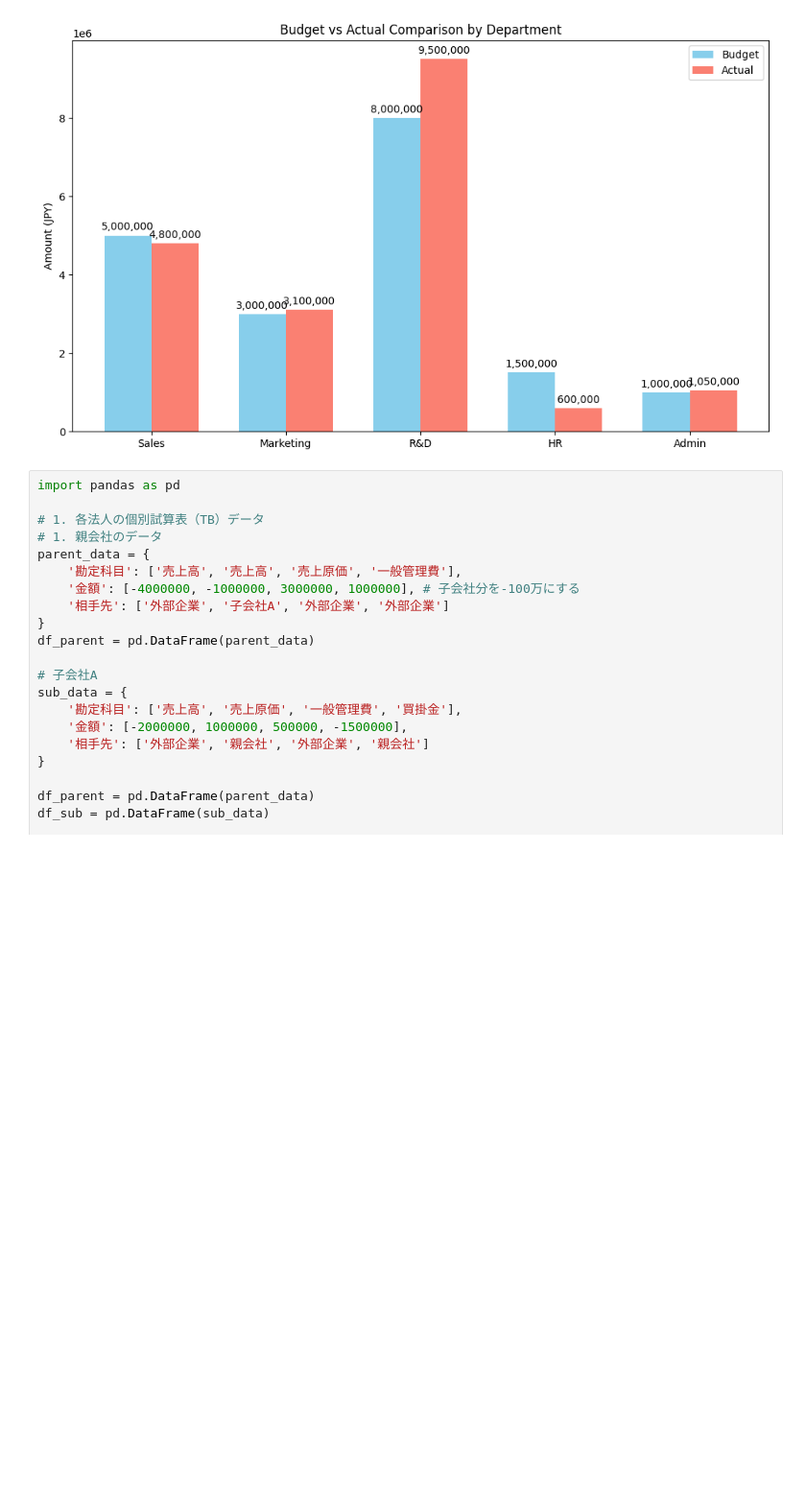
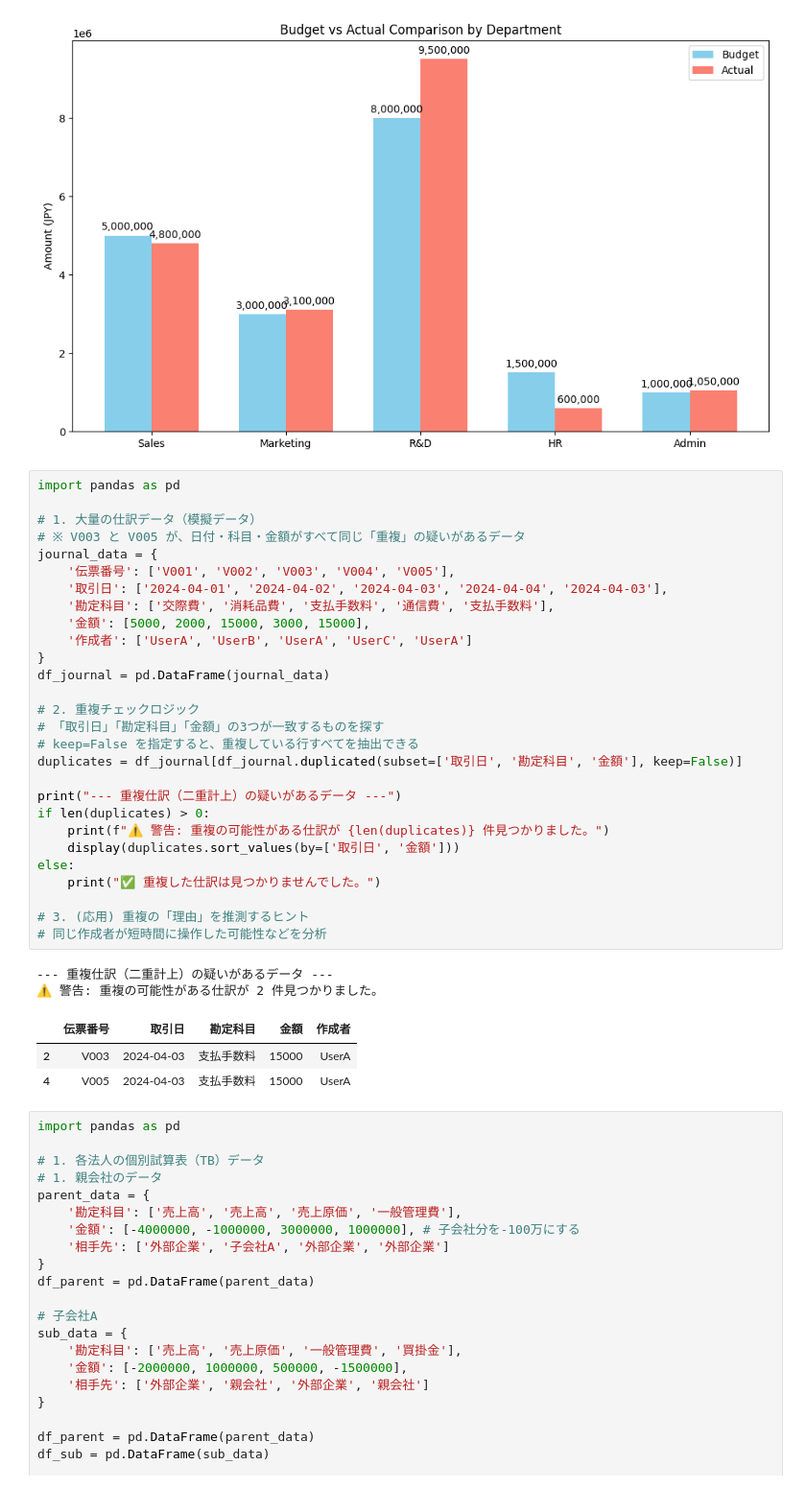
Before and after one commit to Koji-Accounting-Tech/D365-Finance-Data-Validator, a Jupyter notebook: D365_Data_Processing.ipynb, the cells around one changed output. Shown at 96% size. Drawn from its saved outputs; the diff is of its cells as text; blank space fills up the shorter version.

```diff
--- a/D365_Data_Processing.ipynb
+++ b/D365_Data_Processing.ipynb
@@ -129,6 +129,40 @@ plt.show()
 | 2 | 開発部 | 8000000 | 9500000 | -1500000 | 118.8 | ⚠️ 超過(Over) |
 | 3 | 人事部 | 1500000 | 600000 | 900000 | 40.0 | ℹ️ 未消化(Under) |
 [figure]
+# %%
+import pandas as pd
+
+# 1. 大量の仕訳データ（模擬データ）
+# ※ V003 と V005 が、日付・科目・金額がすべて同じ「重複」の疑いがあるデータ
+journal_data = {
+    '伝票番号': ['V001', 'V002', 'V003', 'V004', 'V005'],
+    '取引日': ['2024-04-01', '2024-04-02', '2024-04-03', '2024-04-04', '2024-04-03'],
+    '勘定科目': ['交際費', '消耗品費', '支払手数料', '通信費', '支払手数料'],
+    '金額': [5000, 2000, 15000, 3000, 15000],
+    '作成者': ['UserA', 'UserB', 'UserA', 'UserC', 'UserA']
+}
+df_journal = pd.DataFrame(journal_data)
+
+# 2. 重複チェックロジック
+# 「取引日」「勘定科目」「金額」の3つが一致するものを探す
+# keep=False を指定すると、重複している行すべてを抽出できる
+duplicates = df_journal[df_journal.duplicated(subset=['取引日', '勘定科目', '金額'], keep=False)]
+
+print("--- 重複仕訳（二重計上）の疑いがあるデータ ---")
+if len(duplicates) > 0:
+    print(f"⚠️ 警告: 重複の可能性がある仕訳が {len(duplicates)} 件見つかりました。")
+    display(duplicates.sort_values(by=['取引日', '金額']))
+else:
+    print("✅ 重複した仕訳は見つかりませんでした。")
+
+# 3. (応用) 重複の「理由」を推測するヒント
+# 同じ作成者が短時間に操作した可能性などを分析
+# %% [output]
+--- 重複仕訳（二重計上）の疑いがあるデータ ---
+⚠️ 警告: 重複の可能性がある仕訳が 2 件見つかりました。
+|  | 伝票番号 | 取引日 | 勘定科目 | 金額 | 作成者 |
+| 2 | V003 | 2024-04-03 | 支払手数料 | 15000 | UserA |
+| 4 | V005 | 2024-04-03 | 支払手数料 | 15000 | UserA |
 # %%
 import pandas as pd
 
```
